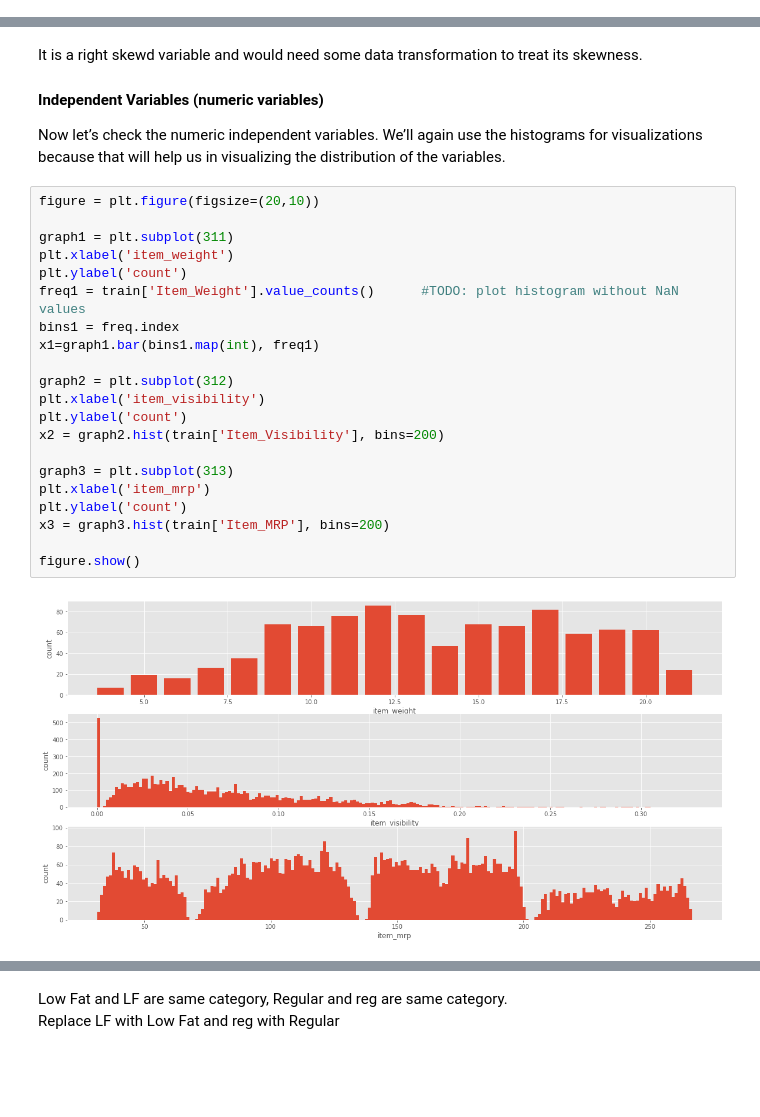
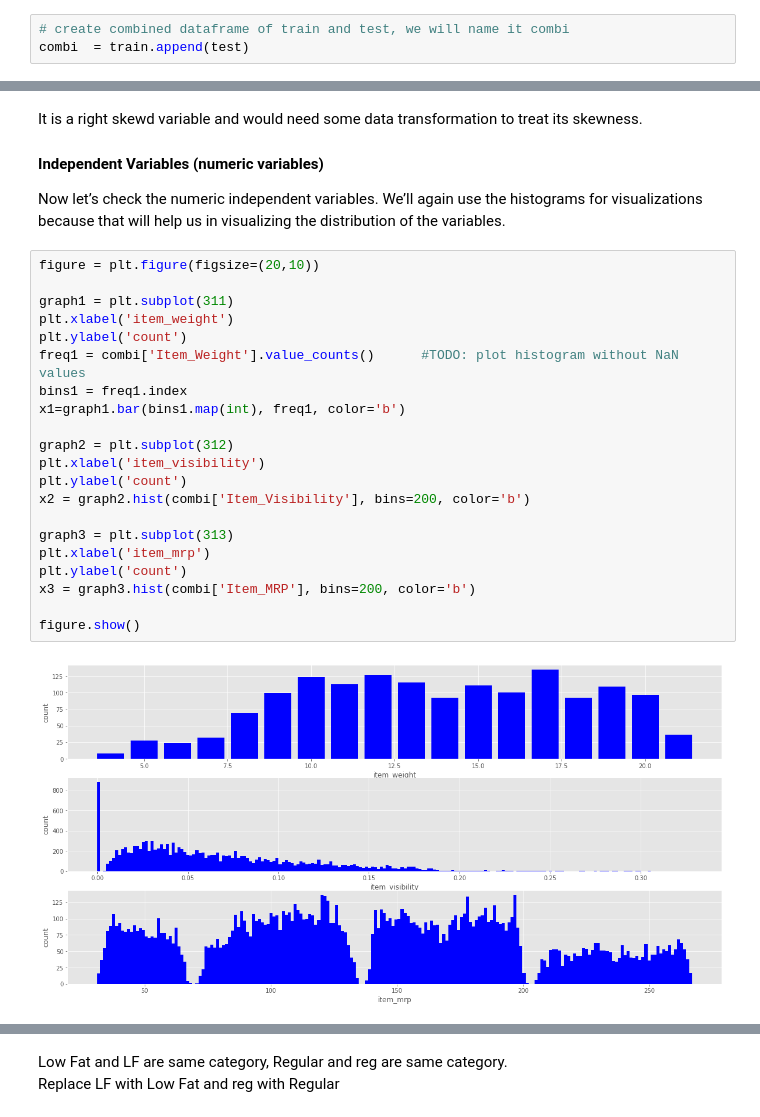
Before and after one commit to tanujbafila01/utils, a Jupyter notebook: av_bmsp_r_to_python.ipynb, the cells around one changed output, grey strips where cells are left out. Drawn from its saved outputs; the diff is of its cells as text; blank space fills up the shorter version.

```diff
--- a/av_bmsp_r_to_python.ipynb
+++ b/av_bmsp_r_to_python.ipynb
@@ -153,6 +160,9 @@ We will use pandas.read_csv() function of data.table package to read the dataset
 train = pd.read_csv("./data/bigmart/Train.txt")
 test = pd.read_csv("./data/bigmart/Test.txt")
 sample_submission = pd.read_csv("./data/bigmart/SampleSubmission.txt")
+# %%
+# create combined dataframe of train and test, we will name it combi
+combi  = train.append(test)
 # %% [markdown]
 ### Understanding the data
 Initially we should understand our raw data thoroughly, i.e., we should explore the no. of features/columns and rows, datatype of the features, feature names and so on. It helps in working with the data in the next stages.
@@ -221,25 +231,25 @@ Now let’s check the numeric independent variables. We’ll again use the histo
 # %%
 figure = plt.figure(figsize=(20,10))
 
 graph1 = plt.subplot(311)
 plt.xlabel('item_weight')
 plt.ylabel('count')
-freq1 = train['Item_Weight'].value_counts()      #TODO: plot histogram without NaN values
-bins1 = freq.index
-x1=graph1.bar(bins1.map(int), freq1)
+freq1 = combi['Item_Weight'].value_counts()      #TODO: plot histogram without NaN values
+bins1 = freq1.index
+x1=graph1.bar(bins1.map(int), freq1, color='b')
 
 graph2 = plt.subplot(312)
 plt.xlabel('item_visibility')
 plt.ylabel('count')
-x2 = graph2.hist(train['Item_Visibility'], bins=200)
+x2 = graph2.hist(combi['Item_Visibility'], bins=200, color='b')
 
 graph3 = plt.subplot(313)
 plt.xlabel('item_mrp')
 plt.ylabel('count')
-x3 = graph3.hist(train['Item_MRP'], bins=200)
+x3 = graph3.hist(combi['Item_MRP'], bins=200, color='b')
 
 figure.show()
 # %% [output]
-[figure, old version]
+[figure, new version]
 # %% [markdown]
 #### Observations:
```
Also changed, not shown: parts of 126 cells of this notebook.
